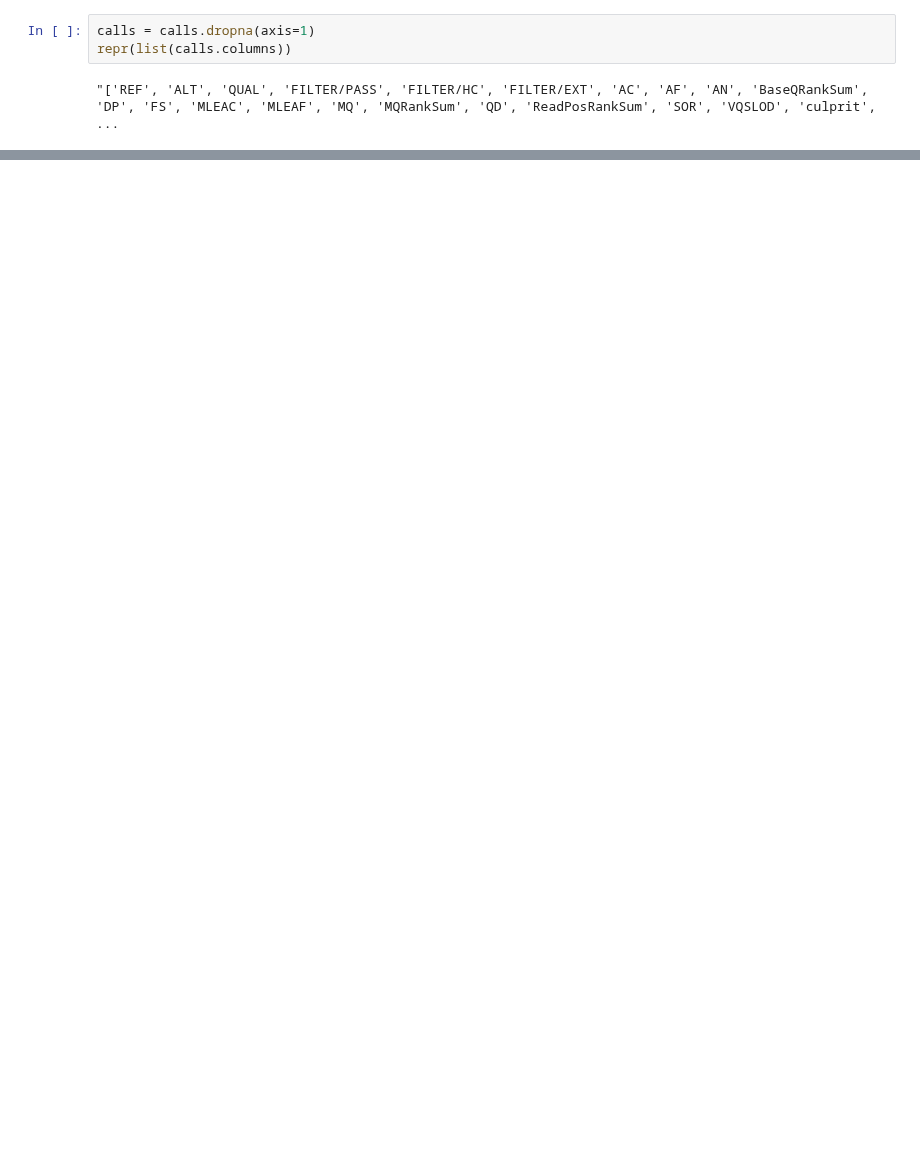
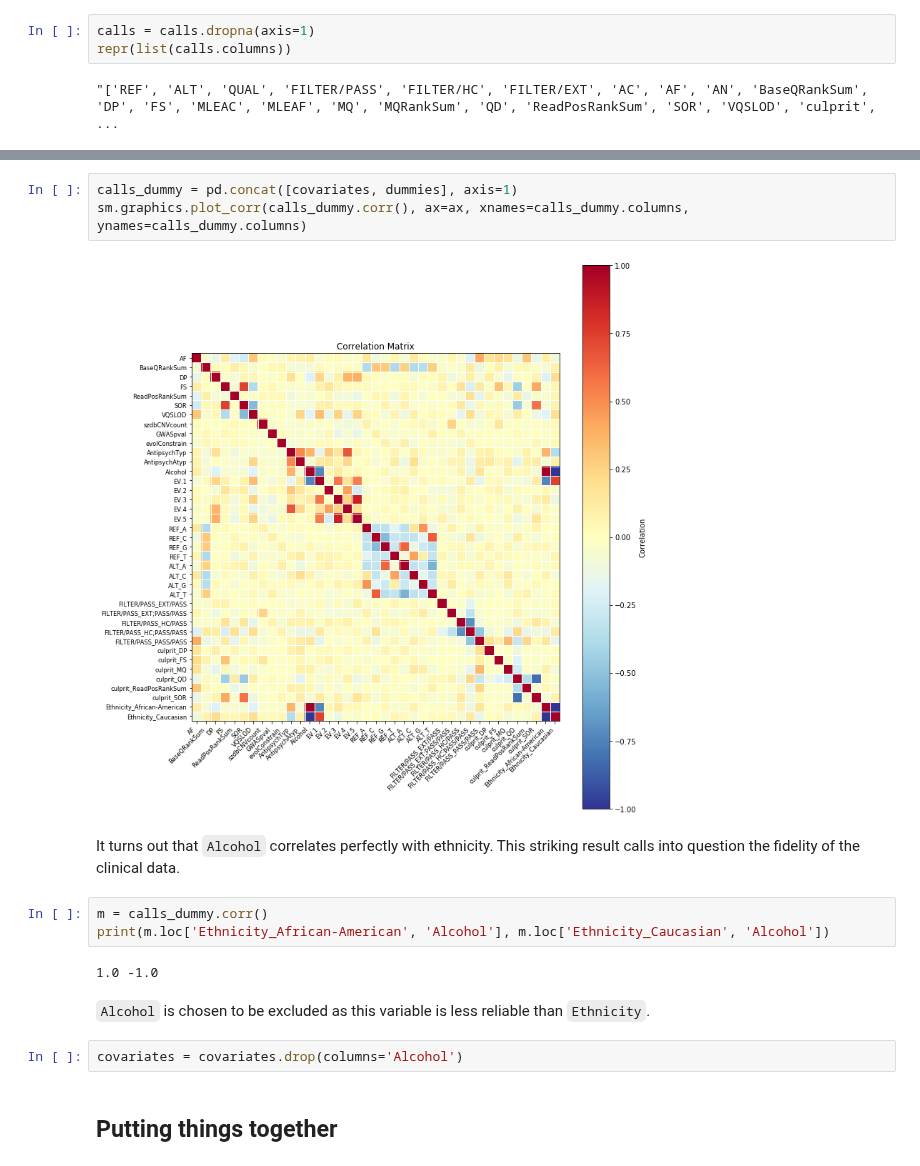
Before and after one commit to attilagk/BSM-research, a Jupyter notebook: notebook/2020-08-07-cleaning-data/2020-08-07-cleaning-data.ipynb, the cells around one changed output, grey strips where cells are left out. Saved outputs shown, nothing was run; the diff lists cells and outputs as text; blank space fills up the shorter version.

Commit message:
Largely completed cleaning data

```diff
--- a/notebook/2020-08-07-cleaning-data/2020-08-07-cleaning-data.ipynb
+++ b/notebook/2020-08-07-cleaning-data/2020-08-07-cleaning-data.ipynb
@@ -55,0 +109,18 @@ calls.select_dtypes(include='object')
+# %%
+calls_dummy = pd.concat([covariates, dummies], axis=1)
+sm.graphics.plot_corr(calls_dummy.corr(), ax=ax, xnames=calls_dummy.columns, ynames=calls_dummy.columns)
+# %% [output]
+[figure, added]
+# %% [markdown]
+It turns out that `Alcohol` correlates perfectly with ethnicity.  This striking result calls into question the fidelity of the clinical data.
+# %%
+m = calls_dummy.corr()
+print(m.loc['Ethnicity_African-American', 'Alcohol'], m.loc['Ethnicity_Caucasian', 'Alcohol'])
+# %% [output]
+1.0 -1.0
+# %% [markdown]
+`Alcohol` is chosen to be excluded as this variable is less reliable than `Ethnicity`.
+# %%
+covariates = covariates.drop(columns='Alcohol')
+# %% [markdown]
+## Putting things together
```
Also changed, not shown: parts of 23 cells of this notebook, 2 other files.
